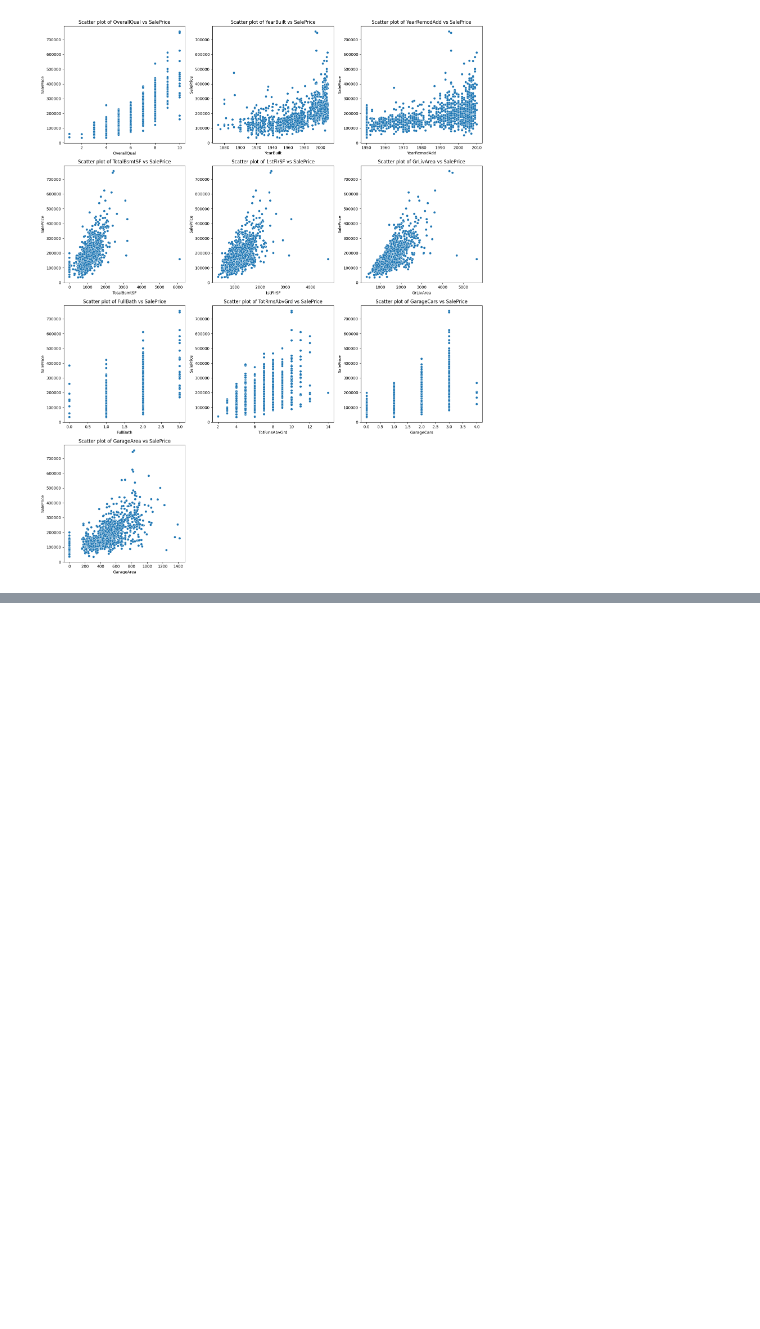
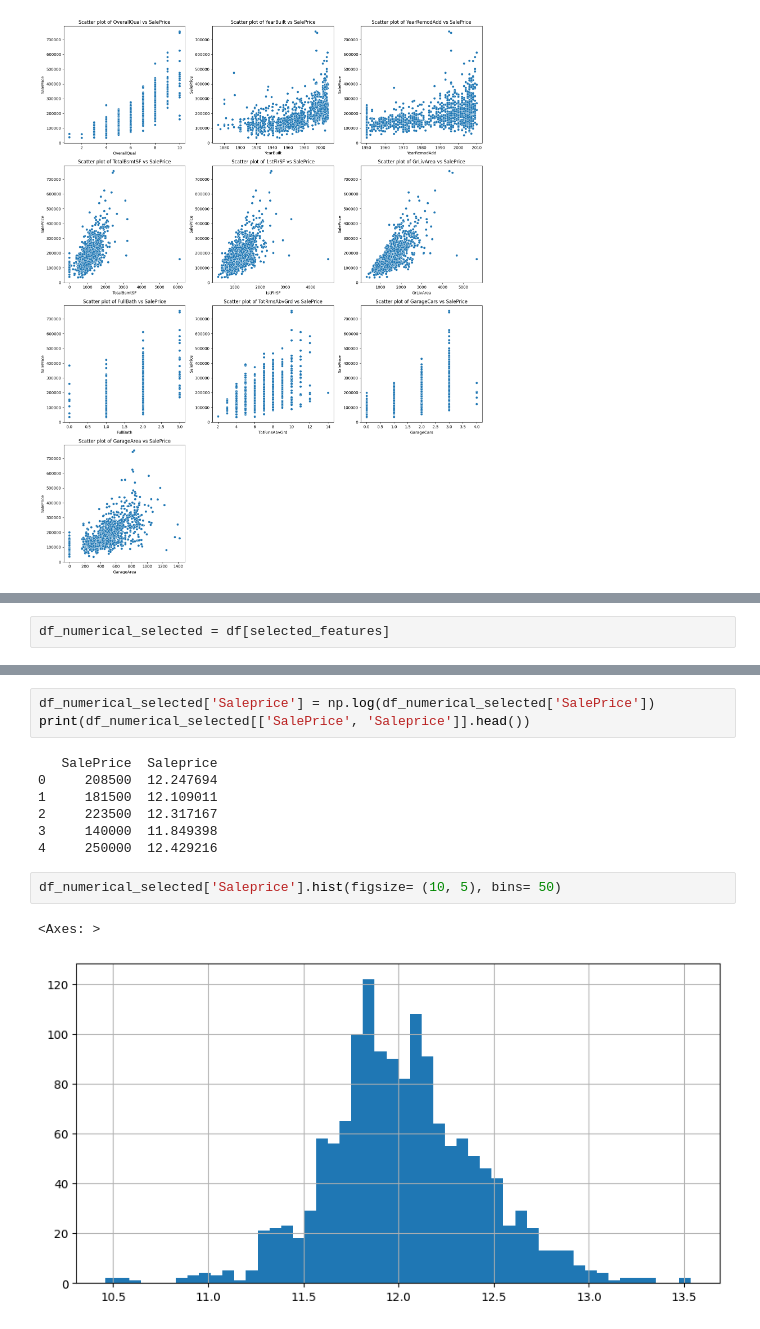
Before and after one commit to MrBinit/Advanced_california_housing_regression, a Jupyter notebook: development.ipynb, the cells around one changed output, grey strips where cells are left out. Drawn from its saved outputs; the diff is of its cells as text; blank space fills up the shorter version.

```diff
--- a/housingpredication.ipynb
+++ b/development.ipynb
@@ -309,0 +341,2 @@ plt.show()
+# %%
+df_numerical_selected = df[selected_features]
@@ -309,0 +359,15 @@ plt.show()
+# %%
+df_numerical_selected['Saleprice'] = np.log(df_numerical_selected['SalePrice'])
+print(df_numerical_selected[['SalePrice', 'Saleprice']].head())
+# %% [output]
+   SalePrice  Saleprice
+0     208500  12.247694
+1     181500  12.109011
+2     223500  12.317167
+3     140000  11.849398
+4     250000  12.429216
+# %%
+df_numerical_selected['Saleprice'].hist(figsize= (10, 5), bins= 50)
+# %% [output]
+<Axes: >
+[figure, added]
```
Also changed, not shown: parts of 28 cells of this notebook, 1 other file.
